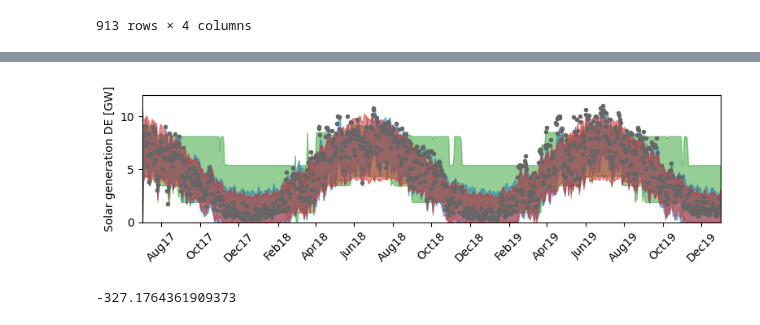
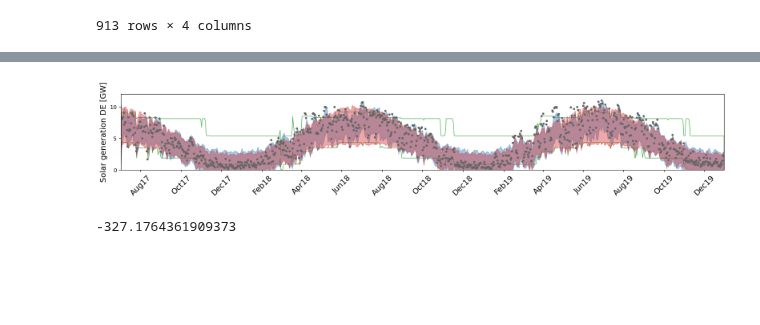
Before and after one commit to christiando/gaussian-toolbox, a Jupyter notebook: notebooks/heteroskedasticity/Fit Energy.ipynb, the cells around one changed output, grey strips where cells are left out. Drawn from its saved outputs; the diff is of its cells as text; code cells hidden in the pictures; blank space fills up the shorter version.

Commit message:
last figure changes

```diff
--- a/notebooks/heteroskedasticity/Fit Energy.ipynb
+++ b/notebooks/heteroskedasticity/Fit Energy.ipynb
@@ -297,43 +297,43 @@ tick_labels
 # %%
 pyplot.rcdefaults()
 pyplot.rc('font', size = 14)
-fig = pyplot.figure(figsize=(8,2.5))
+fig = pyplot.figure(figsize=(16,3))
 gs = fig.add_gridspec(1, 5)
 #ax1 = fig.add_subplot(gs[:3])
 ax1 = fig.add_subplot(111)
-ax1.fill_between(range(hmm_lb.shape[0]), hmm_lb, hmm_ub, color='C2', alpha=.5)
-ax1.fill_between(range(lin_lb.shape[0]), lin_lb, lin_ub, color='C0', alpha=.5)
-ax1.fill_between(range(hsk_lb.shape[0]), hsk_lb, hsk_ub, color='C3', alpha=.5)
+ax1.fill_between(range(hmm_lb.shape[0]), hmm_lb, hmm_ub, color='C2', facecolor='none', alpha=.8, lw=1)
+ax1.fill_between(range(lin_lb.shape[0]), lin_lb, lin_ub, color='C0', alpha=.4)
+ax1.fill_between(range(hsk_lb.shape[0]), hsk_lb, hsk_ub, color='C3', alpha=.4)
 ax1.plot(range(hmm_lb.shape[0]), raw_data['DE_solar_generation_actual'], color=[.4,.4,.4], marker='.', lw=0)
 ax1.set_xticks(tick_idx[::2])
-ax1.set_xticklabels(tick_labels[::2] , rotation=45, fontsize=10)
+ax1.set_xticklabels(tick_labels[::2] , rotation=45)
 ax1.set_xlim([0,x_te.shape[0]-1])
 ax1.set_ylim([0,12000])
 ax1.set_yticks([0,5000,10000])
 ax1.set_yticklabels([0,5,10], fontsize=10)
-ax1.set_ylabel('Solar generation DE [GW]', fontsize=10)
+ax1.set_ylabel('Solar generation DE [GW]')
 """
 ax2 = fig.add_subplot(gs[3])
 dx = 0
 hsk_cdf = numpy.sort(scipy.stats.norm.cdf((x_te[10:,dx] - hsk_pred_density.mu[10:,dx]) / numpy.sqrt(hsk_pred_density.Sigma[10:,dx,dx])))
 lin_cdf = numpy.sort(scipy.stats.norm.cdf((x_te[10:,dx] - lin_pred_density.mu[10:,dx]) / numpy.sqrt(lin_pred_density.Sigma[10:,dx,dx])))
 hmm_cdf = numpy.sort(scipy.stats.norm.cdf((x_te[10:,dx] - hmm_pred_density.mu[10:,dx]) / numpy.sqrt(hmm_pred_density.Sigma[10:,dx])))
 ax2.plot(numpy.linspace(0,1,x_te.shape[0]-10), lin_cdf, color='C0', alpha=.7, lw=2)
 ax2.plot(numpy.linspace(0,1,x_te.shape[0]-10), hmm_cdf, color='C2', alpha=.7, lw=2)
 ax2.plot(numpy.linspace(0,1,x_te.shape[0]-10), hsk_cdf, color='C3', alpha=1)
 ax2.plot([0,1], [0,1], 'k--', lw=1., alpha=.5)
 
 ax3 = fig.add_subplot(gs[4])
 ax3.plot(numpy.linspace(0,1,x_te.shape[0]-10), 100 * (lin_cdf - numpy.linspace(0,1,x_te.shape[0]-10)), color='C0', alpha=.7, lw=2)
 ax3.plot(numpy.linspace(0,1,x_te.shape[0]-10), 100 * (hmm_cdf - numpy.linspace(0,1,x_te.shape[0]-10)), color='C2', alpha=.7, lw=2)
 ax3.plot(numpy.linspace(0,1,x_te.shape[0]-10), 100 * (hsk_cdf - numpy.linspace(0,1,x_te.shape[0]-10)), color='C3', alpha=.7, lw=2)
 ax3.plot([0,1], [0,0], 'k--', lw=1., alpha=.5)
 """
 pyplot.tight_layout()
 fig.savefig('../../figs/aistats22/energy_missing.pdf')
 fig.savefig('../../figs/aistats22/energy_missing.png', dpi=600)
 # %% [output]
-[figure, old version]
+[figure, new version]
 # %%
 seed = 0
 reset_seeds(seed)
```
Also changed, not shown: 5 other files.
